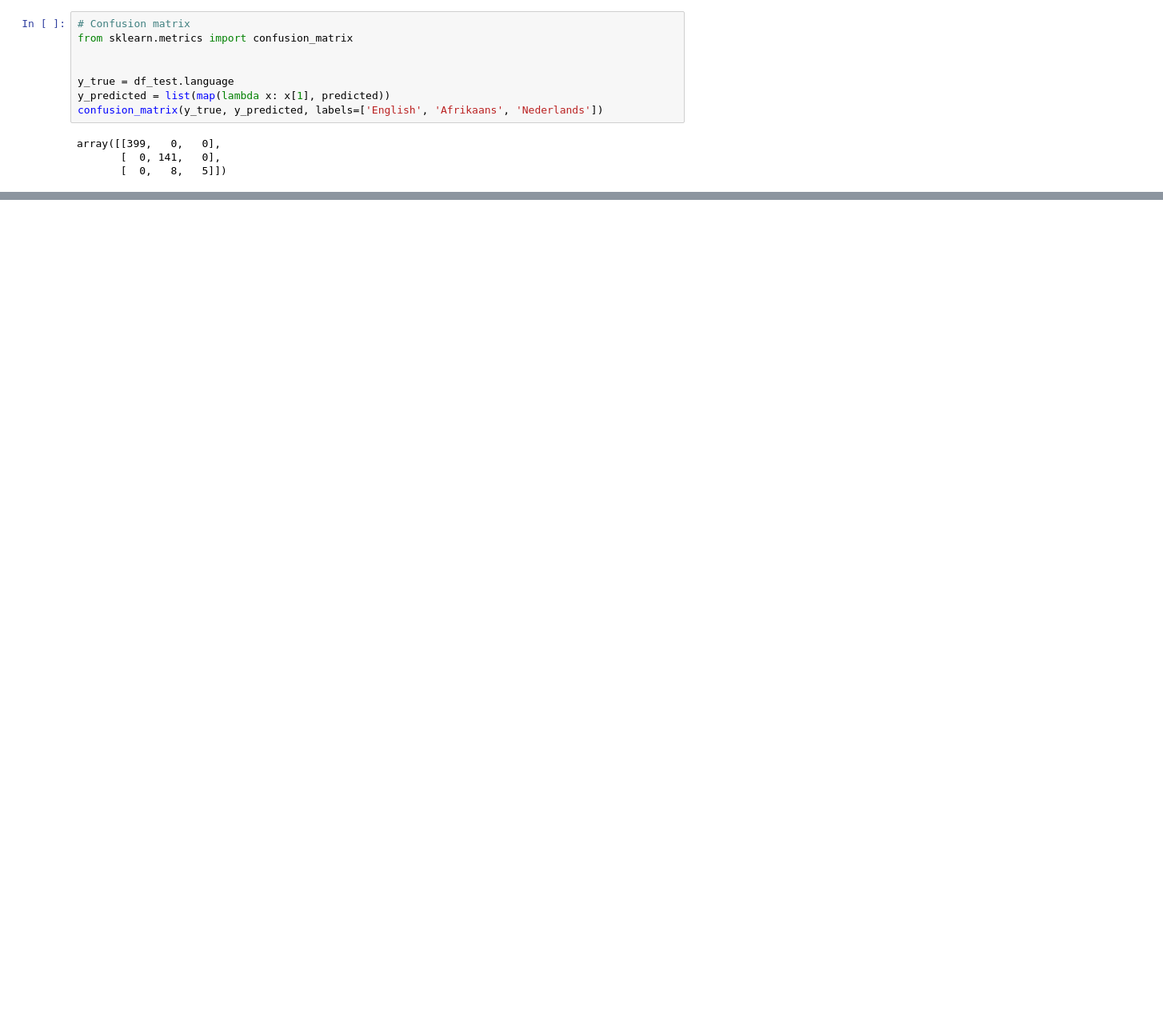
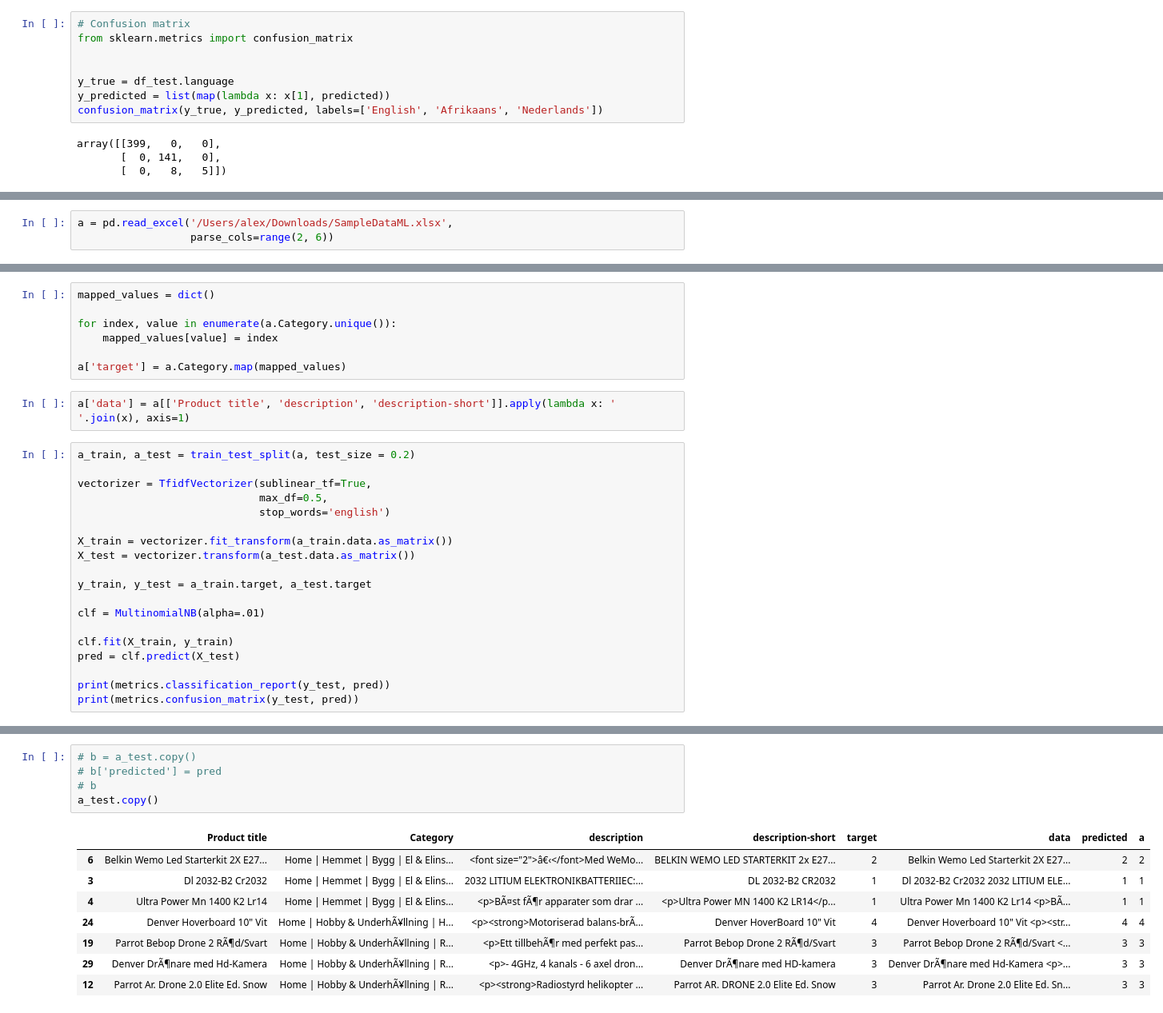
Before and after one commit to onidzelskyi/python_language_classification, a Jupyter notebook: Input_Data_Analysis_and_Model_Training.ipynb, the cells around one changed output, grey strips where cells are left out. Shown at 80% size. Saved outputs shown, nothing was run; the diff lists cells and outputs as text; blank space fills up the shorter version.

```diff
--- a/Input_Data_Analysis_and_Model_Training.ipynb
+++ b/Input_Data_Analysis_and_Model_Training.ipynb
@@ -189,0 +400,3 @@ avg / total       0.99      0.99      0.98       553
+# %%
+a = pd.read_excel('/Users/alex/Downloads/SampleDataML.xlsx',
+                  parse_cols=range(2, 6))
@@ -189,0 +412,28 @@ avg / total       0.99      0.99      0.98       553
+# %%
+mapped_values = dict()
+
+for index, value in enumerate(a.Category.unique()):
+    mapped_values[value] = index
+
+a['target'] = a.Category.map(mapped_values)
+# %%
+a['data'] = a[['Product title', 'description', 'description-short']].apply(lambda x: ' '.join(x), axis=1)
+# %%
+a_train, a_test = train_test_split(a, test_size = 0.2)
+
+vectorizer = TfidfVectorizer(sublinear_tf=True,
+                             max_df=0.5,
+                             stop_words='english')
+
+X_train = vectorizer.fit_transform(a_train.data.as_matrix())
+X_test = vectorizer.transform(a_test.data.as_matrix())
+
+y_train, y_test = a_train.target, a_test.target
+
+clf = MultinomialNB(alpha=.01)
+
+clf.fit(X_train, y_train)
+pred = clf.predict(X_test)
+
+print(metrics.classification_report(y_test, pred))
+print(metrics.confusion_matrix(y_test, pred))
@@ -189,0 +454,14 @@ avg / total       0.99      0.99      0.98       553
+# %%
+# b = a_test.copy()
+# b['predicted'] = pred
+# b
+a_test.copy()
+# %% [output]
+|  | Product title | Category | description | description-short | target | data | predicted | a |
+| 6 | Belkin Wemo Led Starterkit 2X E27... | Home | Hemmet | Bygg | El & Elins... | <font size="2">â€‹</font>Med WeMo... | BELKIN WEMO LED STARTERKIT 2x E27... | 2 | Belkin Wemo Led Starterkit 2X E27... | 2 | 2 |
+| 3 | Dl 2032-B2 Cr2032 | Home | Hemmet | Bygg | El & Elins... | 2032 LITIUM ELEKTRONIKBATTERIIEC:... | DL 2032-B2 CR2032 | 1 | Dl 2032-B2 Cr2032 2032 LITIUM ELE... | 1 | 1 |
+| 4 | Ultra Power Mn 1400 K2 Lr14 | Home | Hemmet | Bygg | El & Elins... | <p>BÃ¤st fÃ¶r apparater som drar ... | <p>Ultra Power MN 1400 K2 LR14</p... | 1 | Ultra Power Mn 1400 K2 Lr14 <p>BÃ... | 1 | 1 |
+| 24 | Denver Hoverboard 10" Vit | Home | Hobby & UnderhÃ¥llning | H... | <p><strong>Motoriserad balans-brÃ... | Denver HoverBoard 10" Vit | 4 | Denver Hoverboard 10" Vit <p><str... | 4 | 4 |
+| 19 | Parrot Bebop Drone 2 RÃ¶d/Svart | Home | Hobby & UnderhÃ¥llning | R... | <p>Ett tillbehÃ¶r med perfekt pas... | Parrot Bebop Drone 2 RÃ¶d/Svart | 3 | Parrot Bebop Drone 2 RÃ¶d/Svart <... | 3 | 3 |
+| 29 | Denver DrÃ¶nare med Hd-Kamera | Home | Hobby & UnderhÃ¥llning | R... | <p>- 4GHz, 4 kanals - 6 axel dron... | Denver DrÃ¶nare med HD-kamera | 3 | Denver DrÃ¶nare med Hd-Kamera <p>... | 3 | 3 |
+| 12 | Parrot Ar. Drone 2.0 Elite Ed. Snow | Home | Hobby & UnderhÃ¥llning | R... | <p><strong>Radiostyrd helikopter ... | Parrot AR. DRONE 2.0 Elite Ed. Snow | 3 | Parrot Ar. Drone 2.0 Elite Ed. Sn... | 3 | 3 |
```
Also changed, not shown: parts of 18 cells of this notebook, 1 other file.
